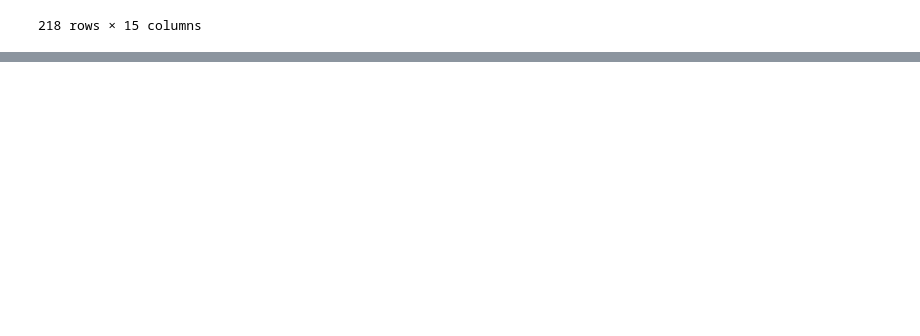
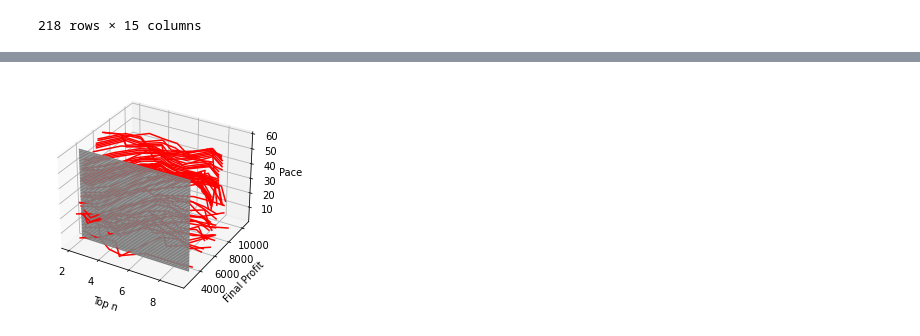
Before and after one commit to QuantLet/Emoji-Embedding-For-Finance, a Jupyter notebook: Strategy/Strategy.ipynb, the cells around one changed output, grey strips where cells are left out. Saved outputs shown, nothing was run; the diff lists cells and outputs as text; code cells hidden in the pictures; blank space fills up the shorter version.

```diff
--- a/Strategy/Strategy.ipynb
+++ b/Strategy/Strategy.ipynb
@@ -98,0 +168,51 @@ plt.savefig('strategy.png',transparent = True)
+# %%
+import numpy as np
+import pandas as pd
+import matplotlib.pyplot as plt
+from mpl_toolkits.mplot3d import Axes3D
+
+
+
+# 初始化一个3D图形
+fig = plt.figure()
+ax = fig.add_subplot(111, projection='3d')
+
+# pace的范围设定为1到60
+for pace in range(1, 61):
+    final_profit_topn = []
+    final_profit_0 = []
+
+    for i in range(2, 10):
+        # 生成一个随机DataFrame来模拟topN_score_test.csv的数据
+        file_name = 'top'+str(i)+"_score_test.csv"
+        # 假设 df1 和 df2 是您的两个 DataFrame
+        df1 = pd.read_csv(file_name)  # 例如，这样读取第一个 CSV 文件
+        df1 = df1.rename(columns={'time':'date'})
+        # 合并DataFrame并计算利润
+        merged_df = pd.merge(df1, df_BTC_price, on='date', how='outer')
+        merged_df = merged_df.dropna()
+
+        profit_top = [0]
+        for day in range(len(merged_df['score']) - 1):
+            start_date = 0 if day <= pace else day - pace
+            if merged_df['score'][day] >= np.mean(merged_df['score'][start_date:day]):
+                profit_top.append(profit_top[-1] + merged_df['close'][day + 1] - merged_df['close'][day])
+            else:
+                profit_top.append(profit_top[-1])
+        final_profit_topn.append(profit_top[-1])
+
+        # 这里我们使用固定的profit_0作为示例
+        final_profit_0.append(profit_0[-1])
+
+    # 绘制每个pace对应的final_profit_topn和final_profit_0
+    ax.plot(np.arange(2, 10), final_profit_topn, zs=pace, zdir='z', color='red')
+    ax.plot(np.arange(2, 10), final_profit_0, zs=pace, zdir='z', color='gray')
+
+ax.set_xlabel('Top n')
+ax.set_ylabel('Final Profit')
+ax.set_zlabel('Pace')
+
+# 显示图形
+plt.show()
+# %% [output]
+[figure, added]
```
Also changed, not shown: parts of 9 cells of this notebook, 9 other files.
